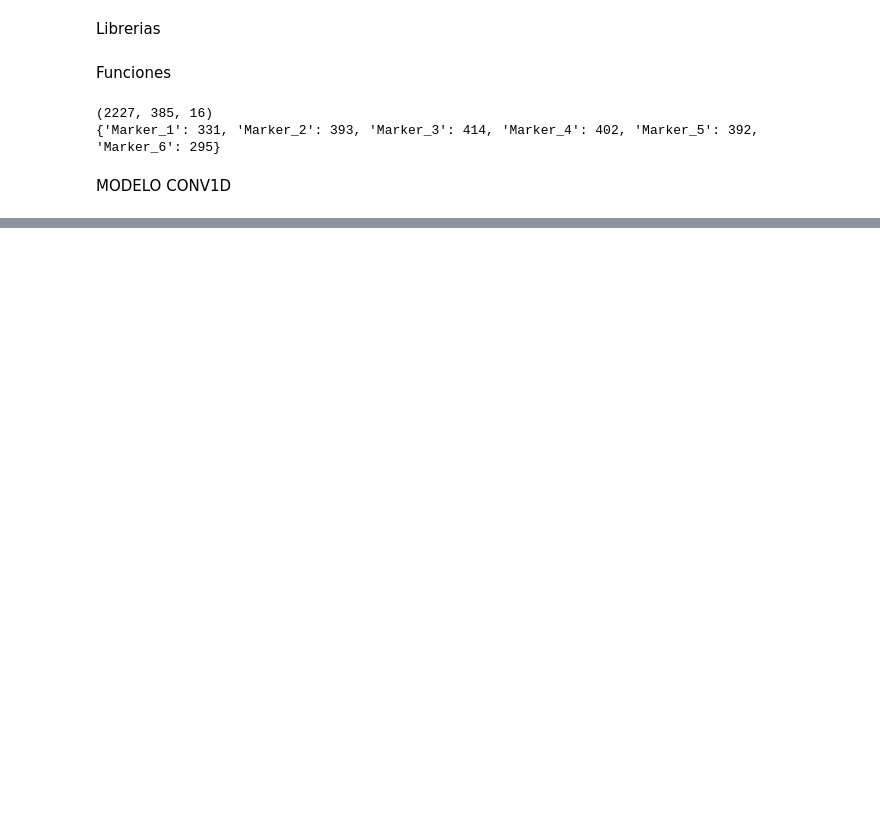
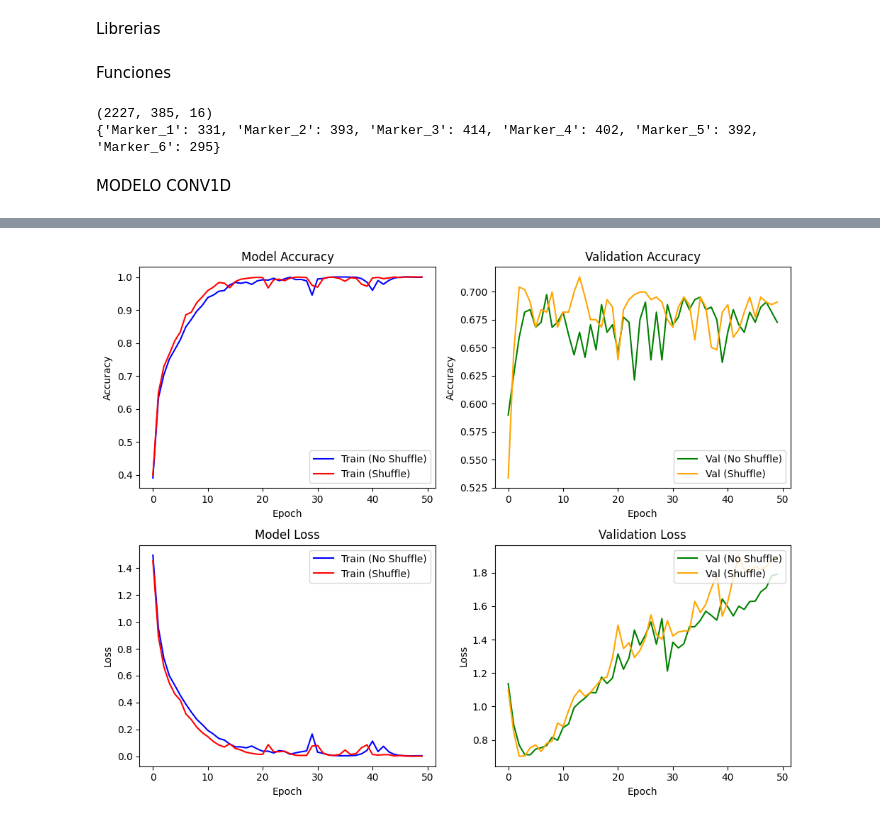
Before and after one commit to katumbac/CNN, a Jupyter notebook: datosmatCorrecto.ipynb, the cells around one changed output, grey strips where cells are left out. Cells and saved outputs as stored; diff of their text form; code cells hidden in the pictures; blank space fills up the shorter version.

```diff
--- a/datosmatCorrecto.ipynb
+++ b/datosmatCorrecto.ipynb
@@ -304,0 +438,43 @@ Test loss: 2.300757884979248
+# %%
+import matplotlib.pyplot as plt
+
+def plot_training_history2(history_st, history_sf):
+    fig, ((ax1, ax2), (ax3, ax4)) = plt.subplots(2, 2, figsize=(10, 8))
+
+    # Plot training & validation accuracy values from history and history_s
+    ax1.plot(history_st.history['accuracy'], label='Train (No Shuffle)', color='blue')
+    ax1.plot(history_sf.history['accuracy'], label='Train (Shuffle)', color='red')
+    ax1.set_title('Model Accuracy')
+    ax1.set_ylabel('Accuracy')
+    ax1.set_xlabel('Epoch')
+    ax1.legend(loc='lower right')
+
+    ax2.plot(history_st.history['val_accuracy'], label='Val (No Shuffle)', color='green')
+    ax2.plot(history_sf.history['val_accuracy'], label='Val (Shuffle)', color='orange')
+    ax2.set_title('Validation Accuracy')
+    ax2.set_ylabel('Accuracy')
+    ax2.set_xlabel('Epoch')
+    ax2.legend(loc='lower right')
+
+    # Plot training & validation loss values from history and history_s
+    ax3.plot(history_st.history['loss'], label='Train (No Shuffle)', color='blue')
+    ax3.plot(history_sf.history['loss'], label='Train (Shuffle)', color='red')
+    ax3.set_title('Model Loss')
+    ax3.set_ylabel('Loss')
+    ax3.set_xlabel('Epoch')
+    ax3.legend(loc='upper right')
+
+    ax4.plot(history_st.history['val_loss'], label='Val (No Shuffle)', color='green')
+    ax4.plot(history_sf.history['val_loss'], label='Val (Shuffle)', color='orange')
+    ax4.set_title('Validation Loss')
+    ax4.set_ylabel('Loss')
+    ax4.set_xlabel('Epoch')
+    ax4.legend(loc='upper right')
+
+    # Show the plot
+    plt.tight_layout()
+    plt.show()
+# %%
+plot_training_history2(history_st, history_sf)
+# %% [output]
+[figure, added]
```
Also changed, not shown: parts of 19 cells of this notebook.
